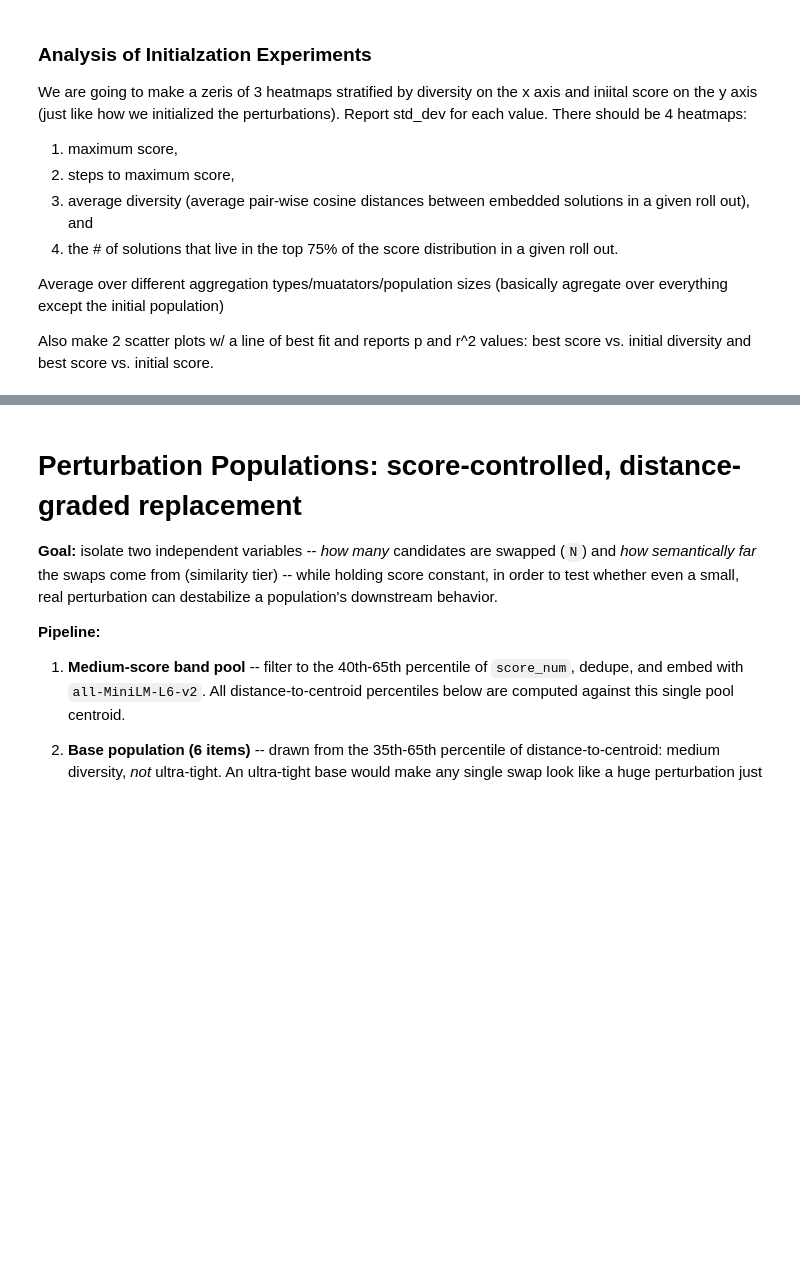
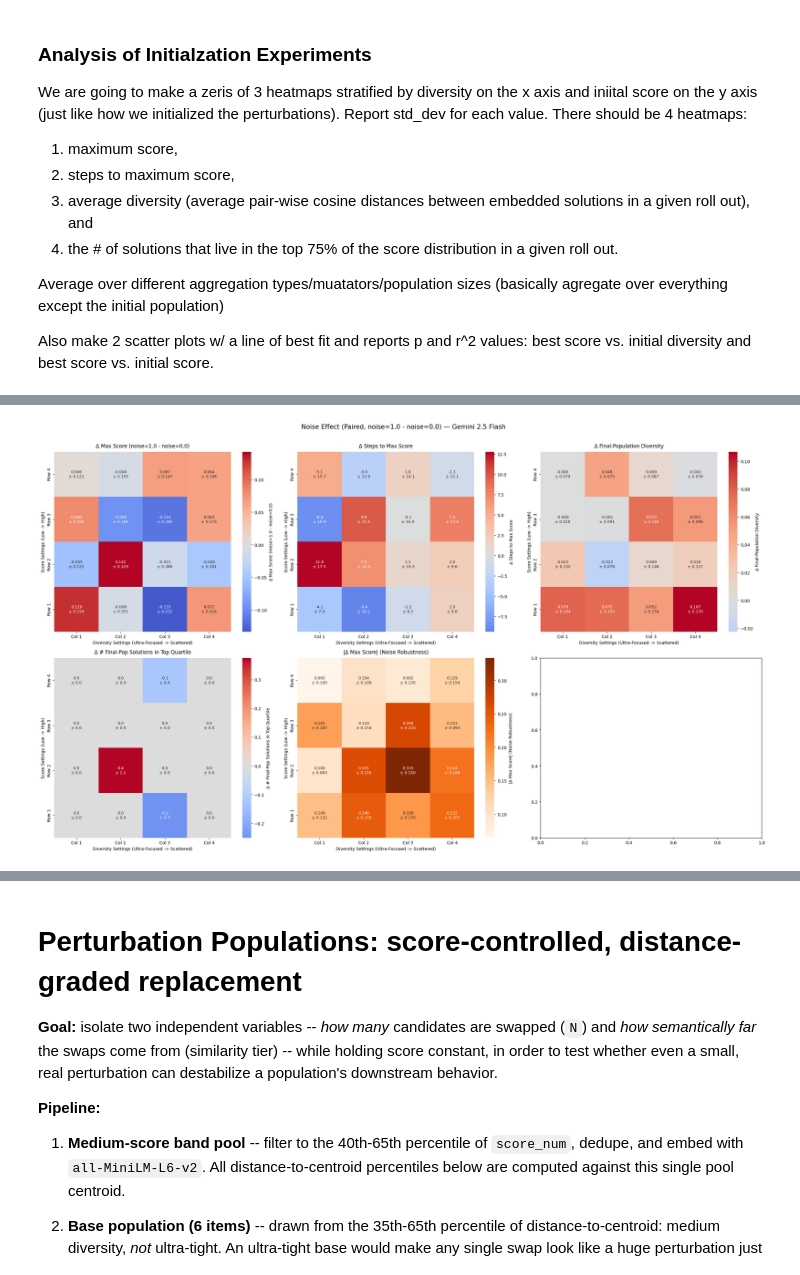
Before and after one commit to msakarvadia/llm_optimizer, a Jupyter notebook: notebooks/Curating_Initial_Populations_for_Discovery_Roll_Outs.ipynb, the cells around one changed output, grey strips where cells are left out. Cells and saved outputs as stored; diff of their text form; code cells hidden in the pictures; blank space fills up the shorter version.

```diff
--- a/notebooks/Curating_Initial_Populations_for_Discovery_Roll_Outs.ipynb
+++ b/notebooks/Curating_Initial_Populations_for_Discovery_Roll_Outs.ipynb
@@ -608,0 +692,83 @@ plt.show()
+# %%
+# --- Build config_key -> {Noise: metrics_row} lookup, then take the paired diff
+# (noise=1.0 - noise=0.0) for every config_key that has both. ---
+# relative_gain is excluded: first10_avg_score is the fixed seed population loaded from
+# init_population_path, identical between a config's noise=0.0/noise=1.0 twins, so it
+# cancels out of any paired subtraction -- the relative-gain diff would always equal
+# the max-score diff exactly, carrying no information beyond panel 1.
+paired_diff_metric_cols = ['max_score', 'steps_to_max_score', 'avg_diversity', 'n_top_quartile']
+
+diff_records = []
+skipped_unpaired = 0
+for config_key, group in rollout_df.groupby('config_key'):
+    by_noise = {row['Noise']: row for _, row in group.iterrows()}
+    if 'noise=0.0' not in by_noise or 'noise=1.0' not in by_noise:
+        skipped_unpaired += 1
+        continue
+
+    base = by_noise['noise=0.0']
+    noised = by_noise['noise=1.0']
+
+    diff_row = {
+        'Row': base['Row'],
+        'Column': base['Column'],
+        'Model': base['Model'],
+        'config_key': config_key,
+    }
+    for metric in paired_diff_metric_cols:
+        diff_row[f'diff_{metric}'] = noised[metric] - base[metric]
+    diff_row['abs_diff_max_score'] = abs(diff_row['diff_max_score'])
+    diff_records.append(diff_row)
+
+diff_df = pd.DataFrame(diff_records)
+print(f"Built {len(diff_df)} paired diffs ({skipped_unpaired} config_keys skipped -- missing one noise level).")
+print(diff_df.groupby(['Row', 'Column', 'Model']).size().rename('n_pairs'))
+
+# --- Aggregate paired diffs per (Row, Column, Model), averaging over every other knob ---
+diff_value_cols = [f'diff_{m}' for m in paired_diff_metric_cols] + ['abs_diff_max_score']
+diff_agg = diff_df.groupby(['Row', 'Column', 'Model'])[diff_value_cols].agg(['mean', 'std'])
+diff_agg.columns = ['_'.join(c) for c in diff_agg.columns]
+diff_agg = diff_agg.reset_index()
+
+diff_heatmap_specs = [
+    ('diff_max_score', 'coolwarm', True, 'Δ Max Score (noise=1.0 - noise=0.0)', '{:.3f}'),
+    ('diff_steps_to_max_score', 'coolwarm', True, 'Δ Steps to Max Score', '{:.1f}'),
+    ('diff_avg_diversity', 'coolwarm', True, 'Δ Final-Population Diversity', '{:.3f}'),
+    ('diff_n_top_quartile', 'coolwarm', True, 'Δ # Final-Pop Solutions in Top Quartile', '{:.1f}'),
+    ('abs_diff_max_score', 'Oranges', False, '|Δ Max Score| (Noise Robustness)', '{:.3f}'),
+]
+
+# One 2x3 heatmap grid per model that has paired data (GPT-OSS-120B never ran noise=1.0,
+# so it has no entries here; one panel is left blank). Diverging panels are centered at
+# 0 so sign reads visually; the abs-diff robustness panel (panel 5) uses a sequential
+# map since it's magnitude-only -- it's |Δ max_score| from panel 1, averaged per pair
+# before taking the absolute value, so it captures swing magnitude even where signed
+# swings in opposite directions would otherwise average toward zero.
+for model_label in MODEL_ORDER:
+    model_diff_agg = diff_agg[diff_agg['Model'] == model_label]
+    if model_diff_agg.empty:
+        continue
+
+    fig, axes = plt.subplots(2, 3, figsize=(24, 14))
+    axes = axes.flatten()
+    fig.suptitle(f"Noise Effect (Paired, noise=1.0 - noise=0.0) — {model_label}", fontsize=15, y=1.01)
+
+    for ax, (metric, cmap, diverging, title, fmt) in zip(axes, diff_heatmap_specs):
+        mean_mat = model_diff_agg.pivot(index='Row', columns='Column', values=f'{metric}_mean').reindex(index=row_order, columns=col_order)
+        sd_mat = model_diff_agg.pivot(index='Row', columns='Column', values=f'{metric}_std').reindex(index=row_order, columns=col_order)
+
+        labels = mean_mat.copy().astype(str)
+        for r in row_order:
+            for c in col_order:
+                labels.loc[r, c] = f"{fmt.format(mean_mat.loc[r, c])}\n± {fmt.format(sd_mat.loc[r, c])}"
+
+        heatmap_kwargs = {'center': 0} if diverging else {}
+        sns.heatmap(mean_mat, annot=labels.values, fmt="", cmap=cmap, ax=ax,
+                    annot_kws={"size": 9}, cbar_kws={'label': title}, **heatmap_kwargs)
+        ax.set_title(title, fontsize=12, pad=10)
+        ax.set_xlabel('Diversity Settings (Ultra-Focused -> Scattered)')
+        ax.set_ylabel('Score Settings (Low -> High)')
+
+    plt.tight_layout()
+    plt.show()
+# %% [output]
@@ -608,0 +792 @@ plt.show()
+[figure, added]
```
Also changed, not shown: parts of 9 cells of this notebook.
